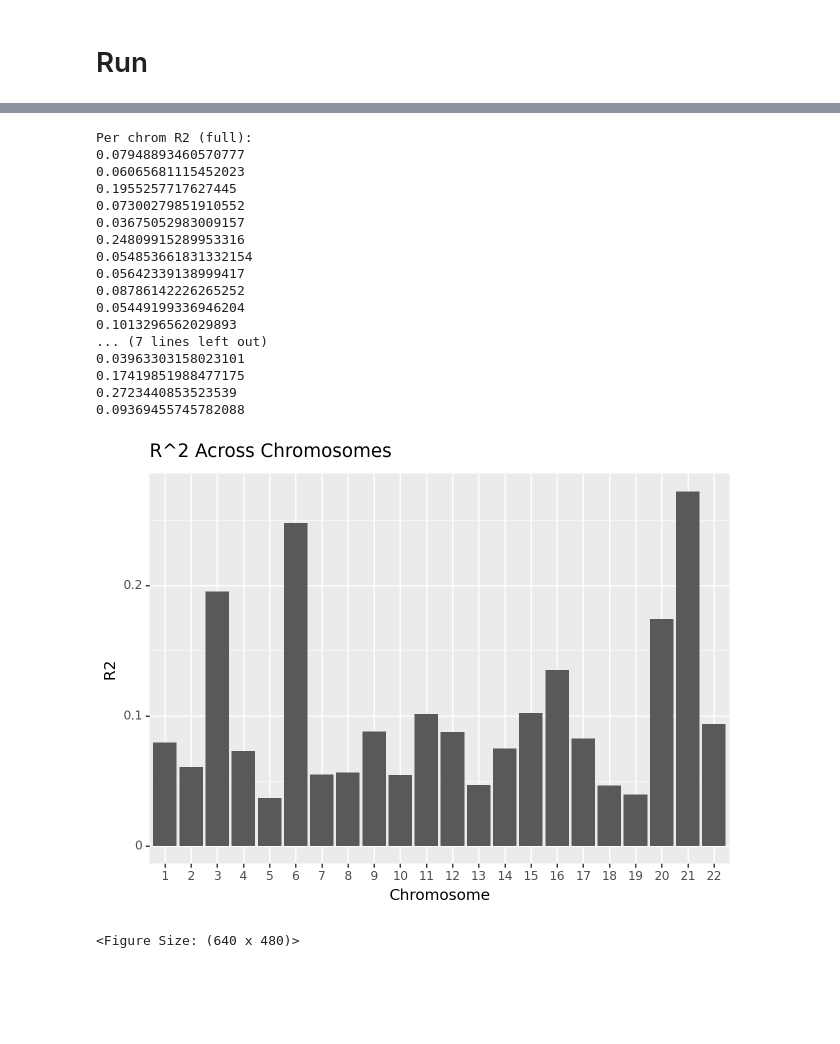
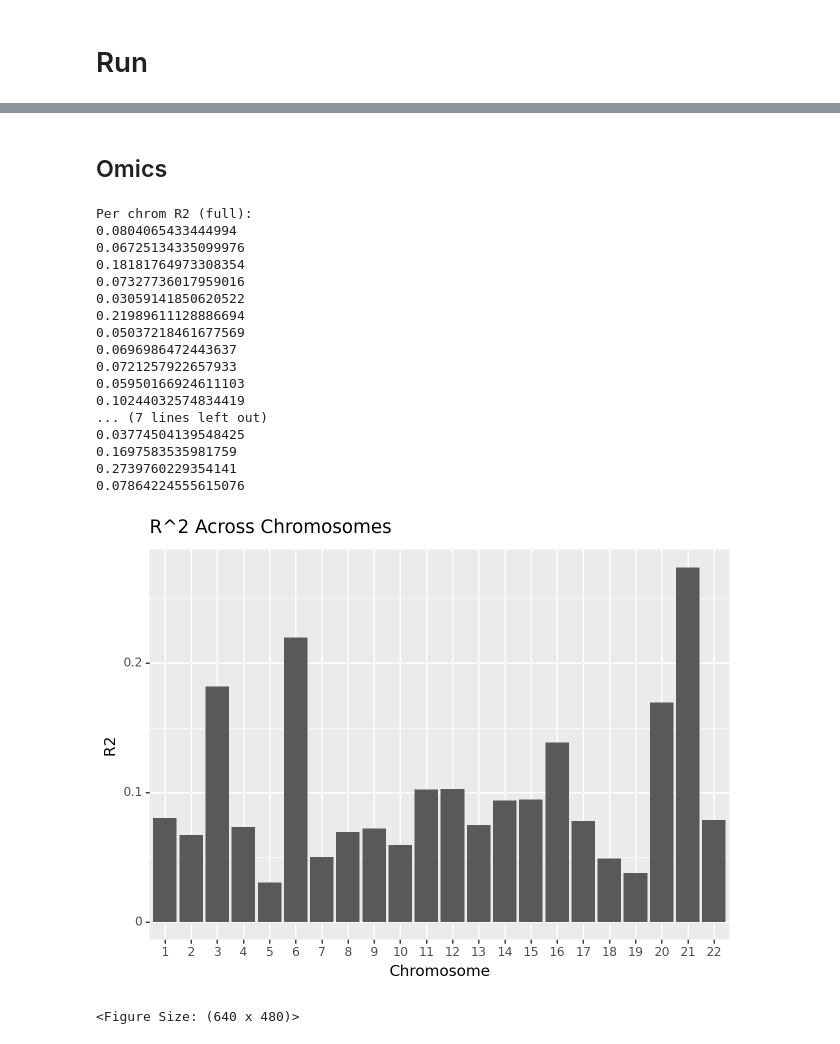
Before and after one commit to niklasbuehler/functional-gene-embeddings, a Jupyter notebook: notebooks/Evaluation.ipynb, the cells around one changed output, grey strips where cells are left out. Drawn from its saved outputs; the diff is of its cells as text; code cells hidden in the pictures; blank space fills up the shorter version.

```diff
--- a/notebooks/Evaluation.ipynb
+++ b/notebooks/Evaluation.ipynb
@@ -193,3 +193,28 @@ def regression_chrom_cv(dt, emb_cols, Ls, gene_lists):
     print(f"Overall R2: {scipy.stats.pearsonr(results.ZSTAT, results.pred)[0]**2}")
 
     return results
+# %%
+def get_results(trait, model_names):
+    print("# Trait:", trait)
+
+    results = []
+
+    for model in model_names:
+        print("## Model:", model)
+        data, metadata = prepare_data(trait, model)
+        emb_cols = metadata["embeddings"].columns.to_list()
+        Ls = metadata["Ls"]
+        gene_lists = metadata["gene_lists"]
+        reg_results = regression_chrom_cv(data, emb_cols, Ls, gene_lists)
+
+        r2_null=[]
+        r2_full=[]
+        for i in range(1,23):
+            df = reg_results.query("CHR == @i")
+            r2_null.append(R2Score().update(torch.tensor(df["pred_null"].values), torch.tensor(df["ZSTAT"].values)).compute().numpy())
+            r2_full.append(R2Score().update(torch.tensor(df["pred"].values), torch.tensor(df["ZSTAT"].values)).compute().numpy())
+
+        res = {'name': model, 'reg_results': reg_results, 'full': np.array(r2_full), 'null': np.array(r2_null)}
+        results.append(res)
+        print()
+    return results
@@ -302,0 +305,5 @@ Overall R2: 0.09806421815668075
+# %%
+trait = 'HDL_cholesterol'
+models = ["Omics_d256", "GTEx_PCA_d64"]
+# %%
+results = get_results(trait, models)
@@ -303,22 +343,26 @@ Overall R2: 0.09806421815668075
+# %% [markdown]
+## Omics
+# %%
+res_omics = results[0]['reg_results']
 # %%
-r2_per_chrom(reg_results)
+r2_per_chrom(res_omics)
 # %% [output]
 Per chrom R2 (full):
-0.07948893460570777
-0.06065681115452023
-0.1955257717627445
-0.07300279851910552
-0.03675052983009157
-0.24809915289953316
-0.054853661831332154
-0.05642339138999417
-0.08786142226265252
-0.05449199336946204
-0.1013296562029893
+0.0804065433444994
+0.06725134335099976
+0.18181764973308354
+0.07327736017959016
+0.03059141850620522
+0.21989611128886694
+0.05037218461677569
+0.0696986472443637
+0.0721257922657933
+0.05950166924611103
+0.10244032574834419
 ... (7 lines left out)
-0.03963303158023101
-0.17419851988477175
-0.2723440853523539
-0.09369455745782088
+0.03774504139548425
+0.1697583535981759
+0.2739760229354141
+0.07864224555615076
-[figure, old version]
+[figure, new version]
 <Figure Size: (640 x 480)>
```
Also changed, not shown: parts of 24 cells of this notebook.
